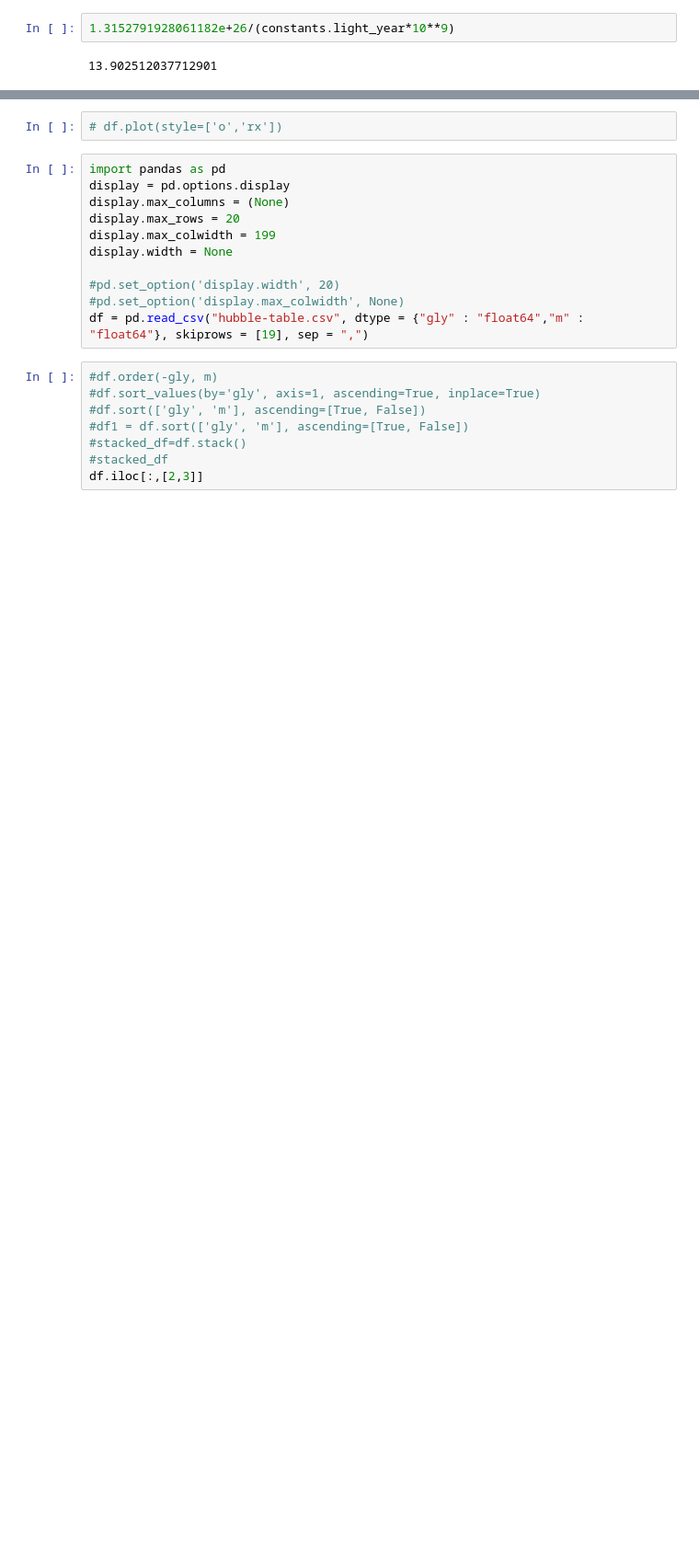
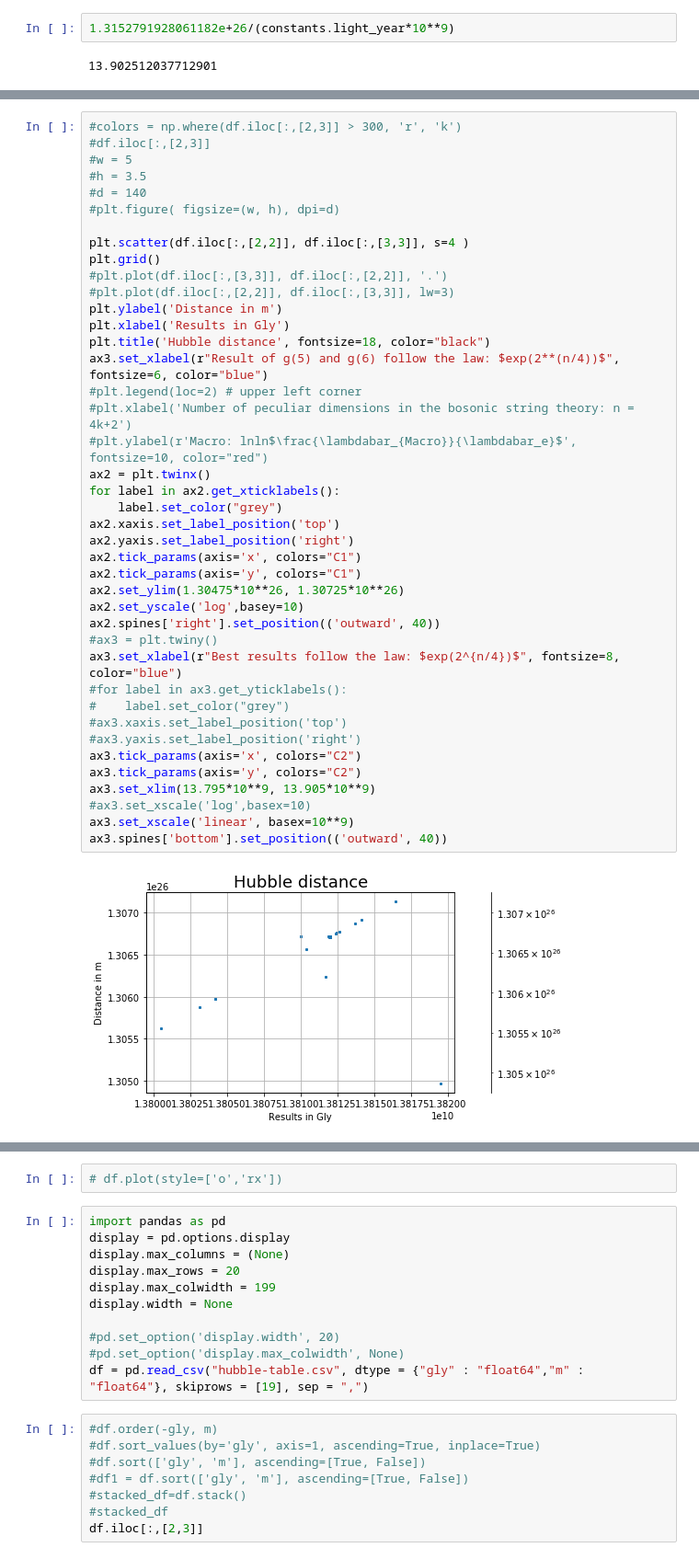
Before and after one commit to LaGuer/hubble-radius, a Jupyter notebook: hubble-radius.ipynb, the cells around one changed output, grey strips where cells are left out. Shown at 92% size. Saved outputs shown, nothing was run; the diff lists cells and outputs as text; blank space fills up the shorter version.

```diff
--- a/hubble-radius.ipynb
+++ b/hubble-radius.ipynb
@@ -314,0 +340,43 @@ max    1.390251e+10  1.315279e+26
+# %%
+#colors = np.where(df.iloc[:,[2,3]] > 300, 'r', 'k')
+#df.iloc[:,[2,3]]
+#w = 5
+#h = 3.5
+#d = 140
+#plt.figure( figsize=(w, h), dpi=d)
+
+plt.scatter(df.iloc[:,[2,2]], df.iloc[:,[3,3]], s=4 )
+plt.grid()
+#plt.plot(df.iloc[:,[3,3]], df.iloc[:,[2,2]], '.')
+#plt.plot(df.iloc[:,[2,2]], df.iloc[:,[3,3]], lw=3)
+plt.ylabel('Distance in m')
+plt.xlabel('Results in Gly')
+plt.title('Hubble distance', fontsize=18, color="black")
+ax3.set_xlabel(r"Result of g(5) and g(6) follow the law: $exp(2**(n/4))$", fontsize=6, color="blue")
+#plt.legend(loc=2) # upper left corner
+#plt.xlabel('Number of peculiar dimensions in the bosonic string theory: n = 4k+2')
+#plt.ylabel(r'Macro: lnln$\frac{\lambdabar_{Macro}}{\lambdabar_e}$', fontsize=10, color="red")
+ax2 = plt.twinx()
+for label in ax2.get_xticklabels():
+    label.set_color("grey")
+ax2.xaxis.set_label_position('top')
+ax2.yaxis.set_label_position('right')
+ax2.tick_params(axis='x', colors="C1")
+ax2.tick_params(axis='y', colors="C1")
+ax2.set_ylim(1.30475*10**26, 1.30725*10**26)
+ax2.set_yscale('log',basey=10)
+ax2.spines['right'].set_position(('outward', 40))
+#ax3 = plt.twiny()
+ax3.set_xlabel(r"Best results follow the law: $exp(2^{n/4})$", fontsize=8, color="blue")
+#for label in ax3.get_yticklabels():
+#    label.set_color("grey")
+#ax3.xaxis.set_label_position('top')
+#ax3.yaxis.set_label_position('right')
+ax3.tick_params(axis='x', colors="C2")
+ax3.tick_params(axis='y', colors="C2")
+ax3.set_xlim(13.795*10**9, 13.905*10**9)
+#ax3.set_xscale('log',basex=10)
+ax3.set_xscale('linear', basex=10**9)
+ax3.spines['bottom'].set_position(('outward', 40))
+# %% [output]
+[figure, added]
```
Also changed, not shown: parts of 19 cells of this notebook.
